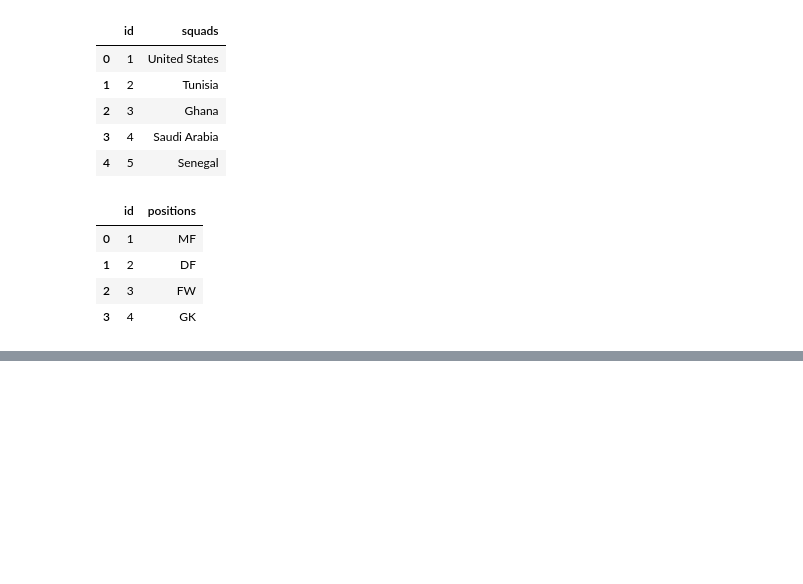
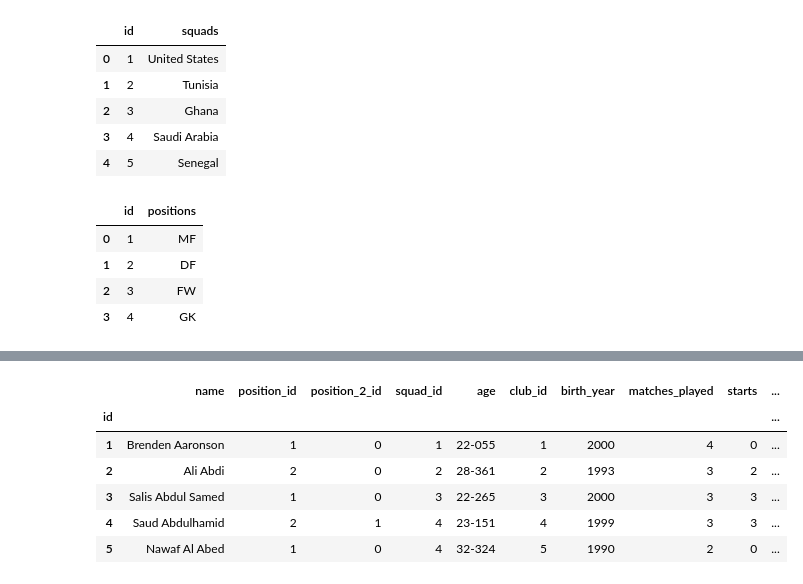
Before and after one commit to Alexx-Flores/smu_group2_project2worldcup, a Jupyter notebook: Sajid_project_2/Transformer Code.ipynb, the cells around one changed output, grey strips where cells are left out. Cells and saved outputs as stored; diff of their text form; code cells hidden in the pictures; blank space fills up the shorter version.

```diff
--- a/Sajid_project_2/Transformer Code.ipynb
+++ b/Sajid_project_2/Transformer Code.ipynb
@@ -316,0 +319,7 @@ df_keepers_stats = df_keepers_stats.rename(columns = {"name": "player_id"})
+# %%
+df_players_stats = df_players_stats.set_index("id", drop=True)
+df_keepers_stats = df_keepers_stats.set_index("id", drop=True)
+dftp = dftp.set_index("id", drop=True)
+df_clubs = df_clubs.set_index("id", drop=True)
+df_squads = df_squads.set_index("id", drop=True)
+df_positions = df_positions.set_index("id", drop=True)
@@ -316,0 +333,4 @@ df_keepers_stats = df_keepers_stats.rename(columns = {"name": "player_id"})
+# %%
+for i in range(len(dftp)):
+    if dftp.loc[i+1,"position_2_id"] == None:
+        dftp.loc[i+1,"position_2_id"] = 0
@@ -316,0 +347,10 @@ df_keepers_stats = df_keepers_stats.rename(columns = {"name": "player_id"})
+# %%
+dftp.head()
+# %% [output]
+|  | name | position_id | position_2_id | squad_id | age | club_id | birth_year | matches_played | starts | ... |
+| id |  |  |  |  |  |  |  |  |  | ... |
+| 1 | Brenden Aaronson | 1 | 0 | 1 | 22-055 | 1 | 2000 | 4 | 0 | ... |
+| 2 | Ali Abdi | 2 | 0 | 2 | 28-361 | 2 | 1993 | 3 | 2 | ... |
+| 3 | Salis Abdul Samed | 1 | 0 | 3 | 22-265 | 3 | 2000 | 3 | 3 | ... |
+| 4 | Saud Abdulhamid | 2 | 1 | 4 | 23-151 | 4 | 1999 | 3 | 3 | ... |
+| 5 | Nawaf Al Abed | 1 | 0 | 4 | 32-324 | 5 | 1990 | 2 | 0 | ... |
```
Also changed, not shown: parts of 18 cells of this notebook, 7 other files.
